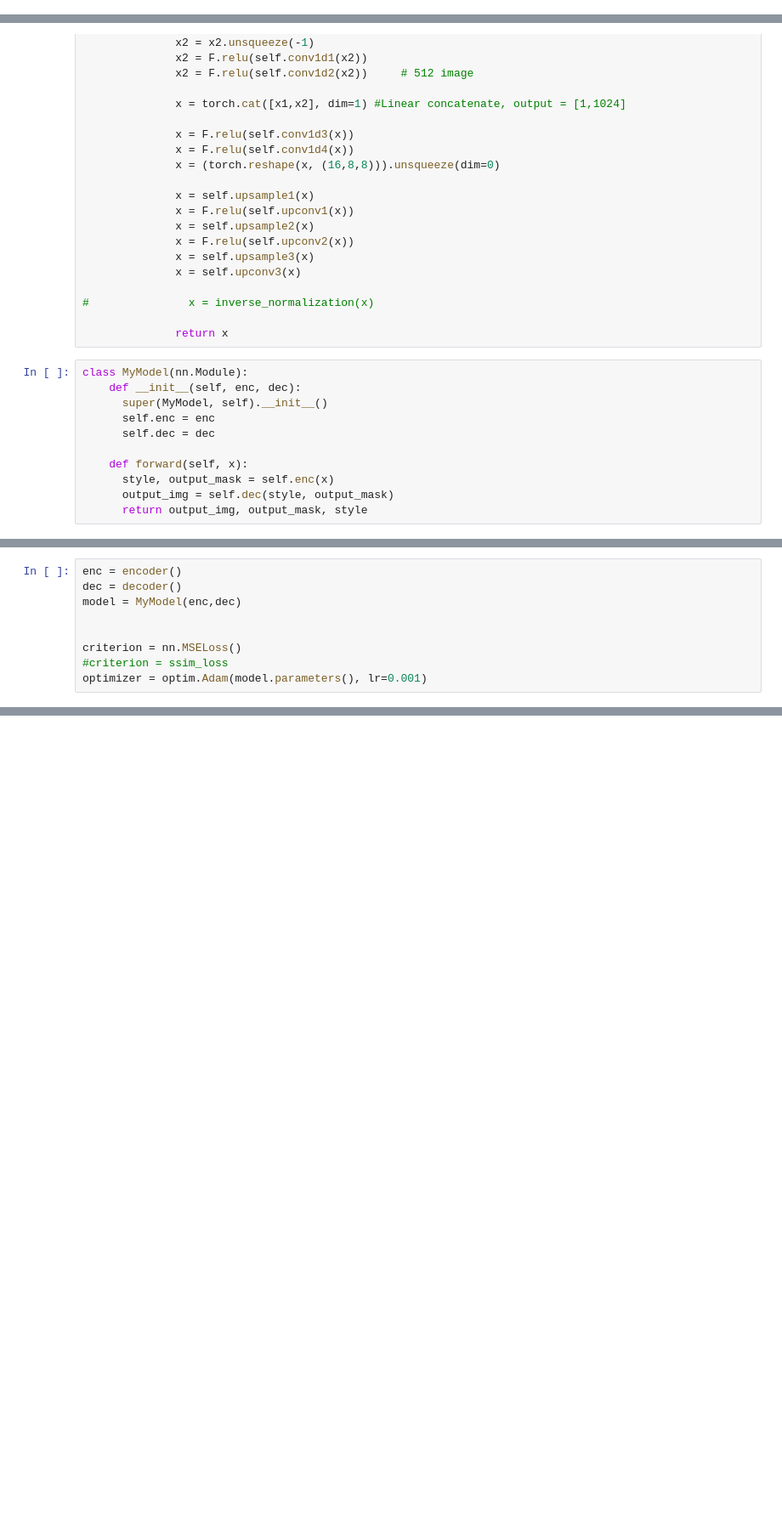
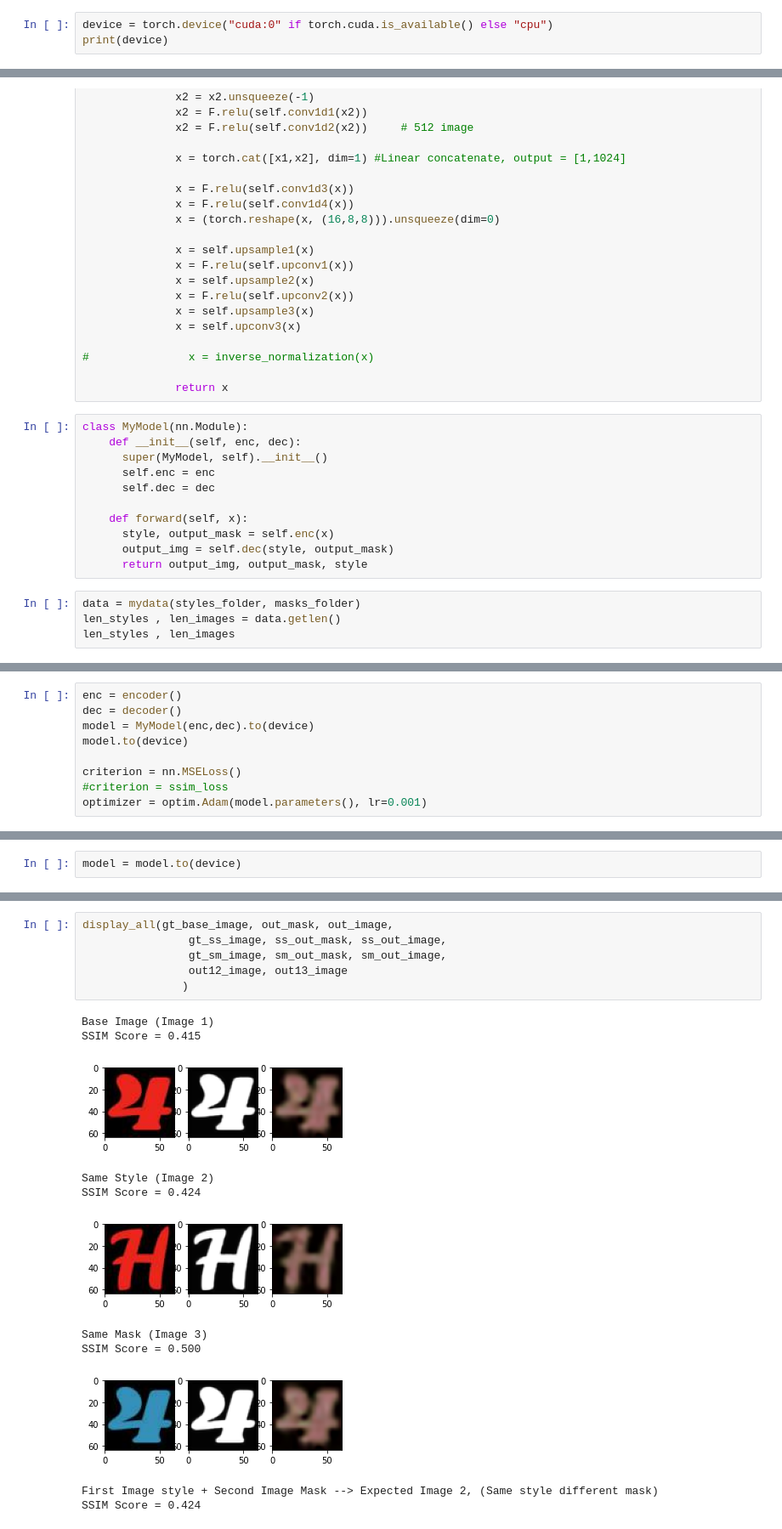
Before and after one commit to TanmayKhot/Scene-Text-Editing, a Jupyter notebook: dataloader.ipynb, the cells around one changed output, grey strips where cells are left out. Shown: that part at 85% size. Saved outputs shown, nothing was run; the diff lists cells and outputs as text; blank space fills up the shorter version.

Commit message:
Uploaded notebook
Added PyTorch dataloader, used GPU for training, trained 5 styles with 10 images per style

```diff
--- a/dataloader.ipynb
+++ b/dataloader.ipynb
@@ -28,3 +43,6 @@ torch.set_printoptions(precision=10)
 
 from IPython.display import display
 from PIL import Image
+# %%
+device = torch.device("cuda:0" if torch.cuda.is_available() else "cpu")
+print(device)
@@ -223,3 +292,7 @@ class MyModel(nn.Module):
       style, output_mask = self.enc(x)
       output_img = self.dec(style, output_mask)
       return output_img, output_mask, style
+# %%
+data = mydata(styles_folder, masks_folder)
+len_styles , len_images = data.getlen()
+len_styles , len_images
@@ -226,8 +301,8 @@ class MyModel(nn.Module):
 # %%
 enc = encoder()
 dec = decoder()
-model = MyModel(enc,dec)
-
+model = MyModel(enc,dec).to(device)
+model.to(device)
 
 criterion = nn.MSELoss()
 #criterion = ssim_loss
@@ -339,0 +310,2 @@ NameError: name 'gt_mask' is not defined
+# %%
+model = model.to(device)
@@ -339,0 +404,18 @@ NameError: name 'gt_mask' is not defined
+# %%
+display_all(gt_base_image, out_mask, out_image,
+                gt_ss_image, ss_out_mask, ss_out_image,
+                gt_sm_image, sm_out_mask, sm_out_image,
+                out12_image, out13_image
+               )
+# %% [output]
+Base Image (Image 1)
+SSIM Score = 0.415
+[figure, added]
+Same Style (Image 2)
+SSIM Score = 0.424
+[figure, added]
+Same Mask (Image 3)
+SSIM Score = 0.500
+[figure, added]
+First Image style + Second Image Mask --> Expected Image 2, (Same style different mask)
+SSIM Score = 0.424
```
Also changed, not shown: parts of 18 cells of this notebook.
